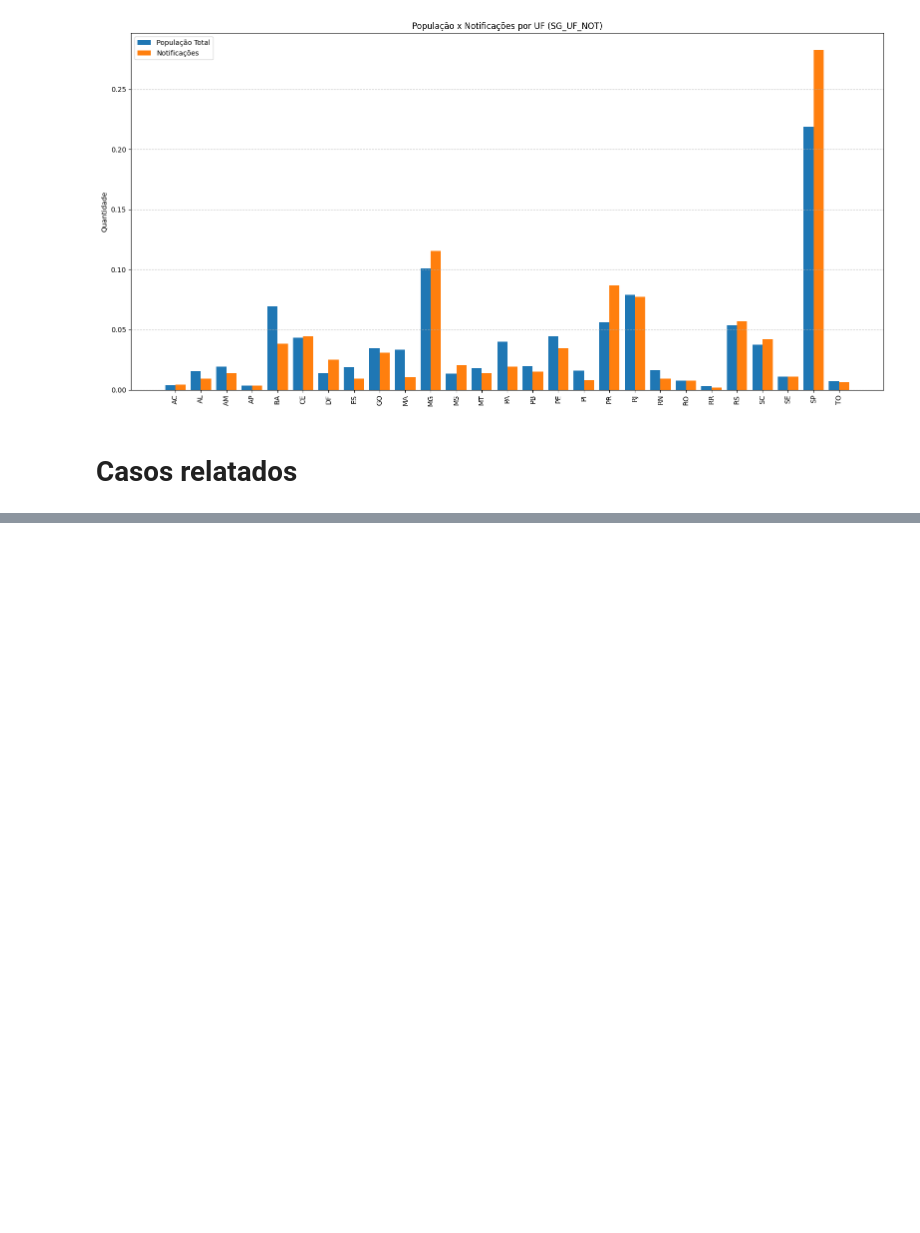
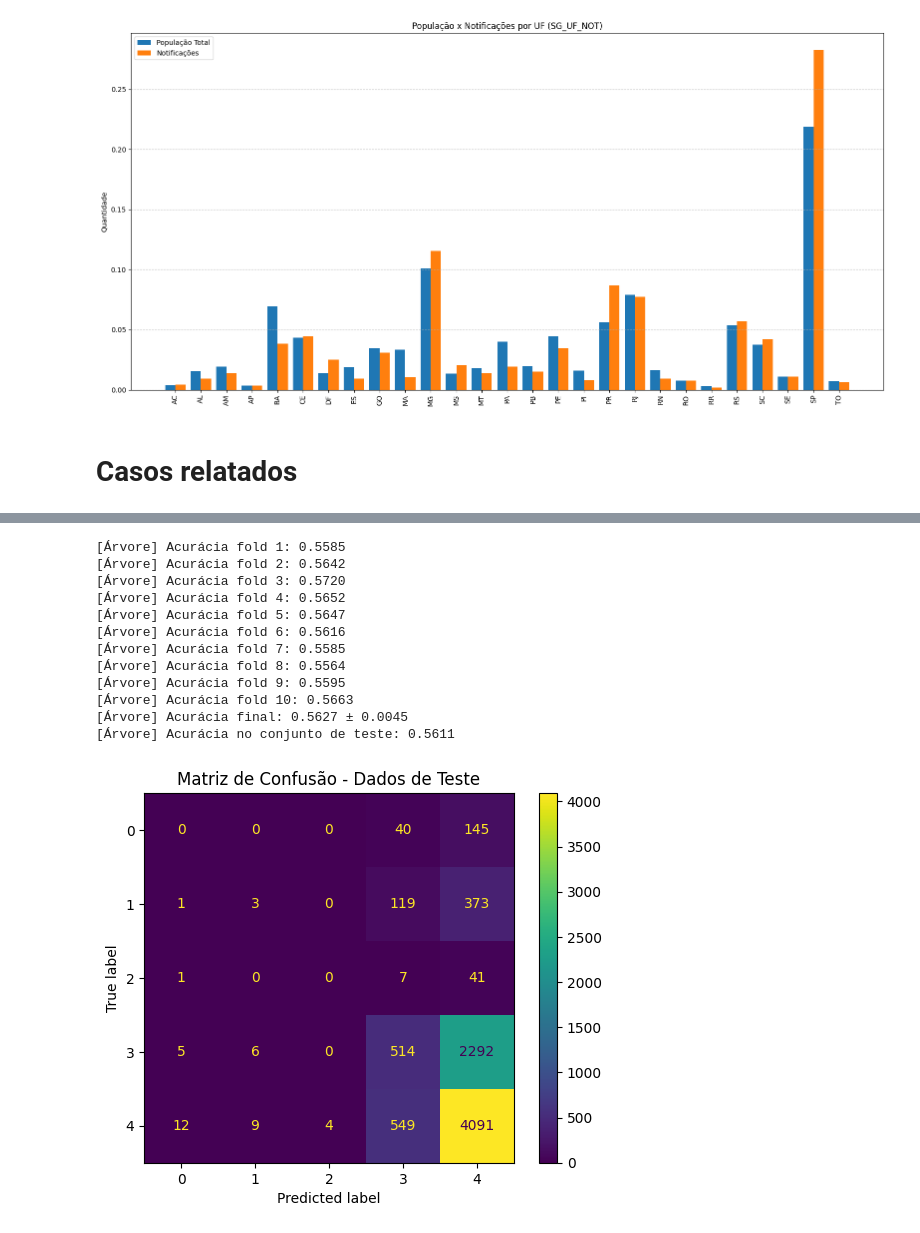
Before and after one commit to hOtoch/2025-1-P1-Analise-e-previsao-SRAG, a Jupyter notebook: analise_srag.ipynb, the cells around one changed output, grey strips where cells are left out. Saved outputs shown, nothing was run; the diff lists cells and outputs as text; code cells hidden in the pictures; blank space fills up the shorter version.

```diff
--- a/analise_srag.ipynb
+++ b/analise_srag.ipynb
@@ -399,0 +599,31 @@ Name: VOMITO, Length: 2853686, dtype: float64
+# %%
+dt = DecisionTreeClassifier(random_state=42)
+scores = cross_val_score(dt, X_trainval, y_trainval, cv=10, scoring='accuracy')
+
+for i, score in enumerate(scores):
+    print(f"[Árvore] Acurácia fold {i+1}: {score:.4f}")
+print(f"[Árvore] Acurácia final: {np.mean(scores):.4f} ± {np.std(scores):.4f}")
+
+dt.fit(X_trainval, y_trainval)
+y_pred = dt.predict(X_test)
+acc_test = accuracy_score(y_test, y_pred)
+print(f"[Árvore] Acurácia no conjunto de teste: {acc_test:.4f}\n")
+
+cm = confusion_matrix(y_test, y_pred)
+ConfusionMatrixDisplay(confusion_matrix=cm).plot()
+plt.title("Matriz de Confusão - Dados de Teste")
+plt.show()
+# %% [output]
+[Árvore] Acurácia fold 1: 0.5585
+[Árvore] Acurácia fold 2: 0.5642
+[Árvore] Acurácia fold 3: 0.5720
+[Árvore] Acurácia fold 4: 0.5652
+[Árvore] Acurácia fold 5: 0.5647
+[Árvore] Acurácia fold 6: 0.5616
+[Árvore] Acurácia fold 7: 0.5585
+[Árvore] Acurácia fold 8: 0.5564
+[Árvore] Acurácia fold 9: 0.5595
+[Árvore] Acurácia fold 10: 0.5663
+[Árvore] Acurácia final: 0.5627 ± 0.0045
+[Árvore] Acurácia no conjunto de teste: 0.5611
+[figure, added]
```
Also changed, not shown: parts of 25 cells of this notebook.
